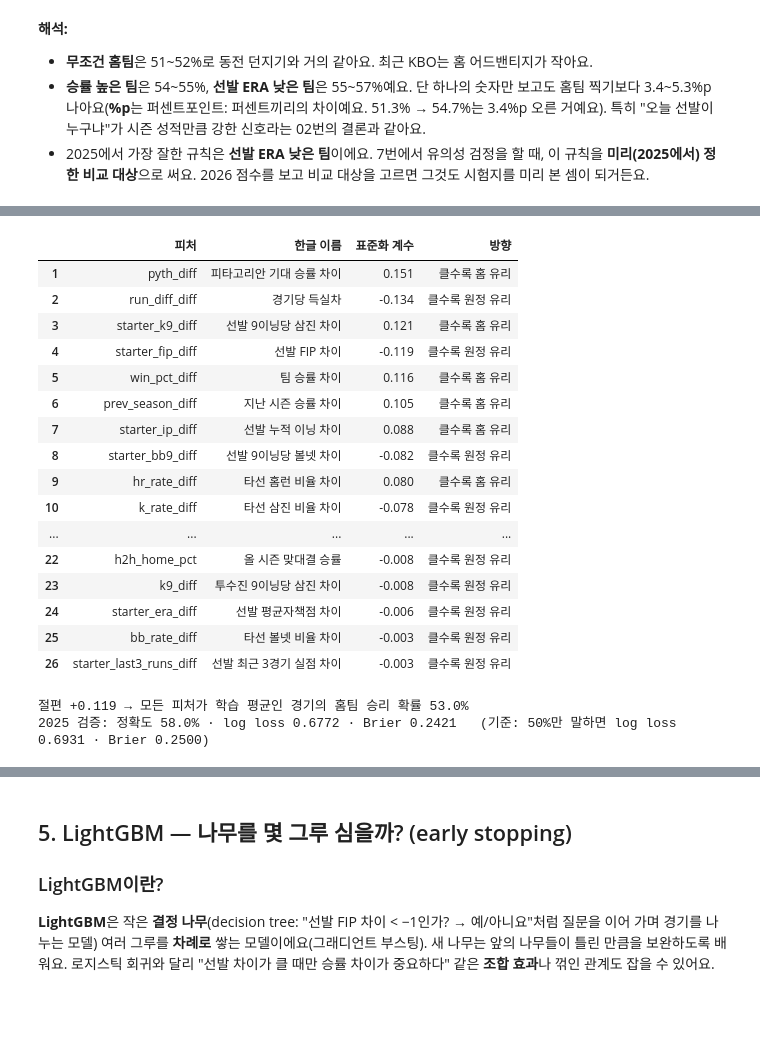
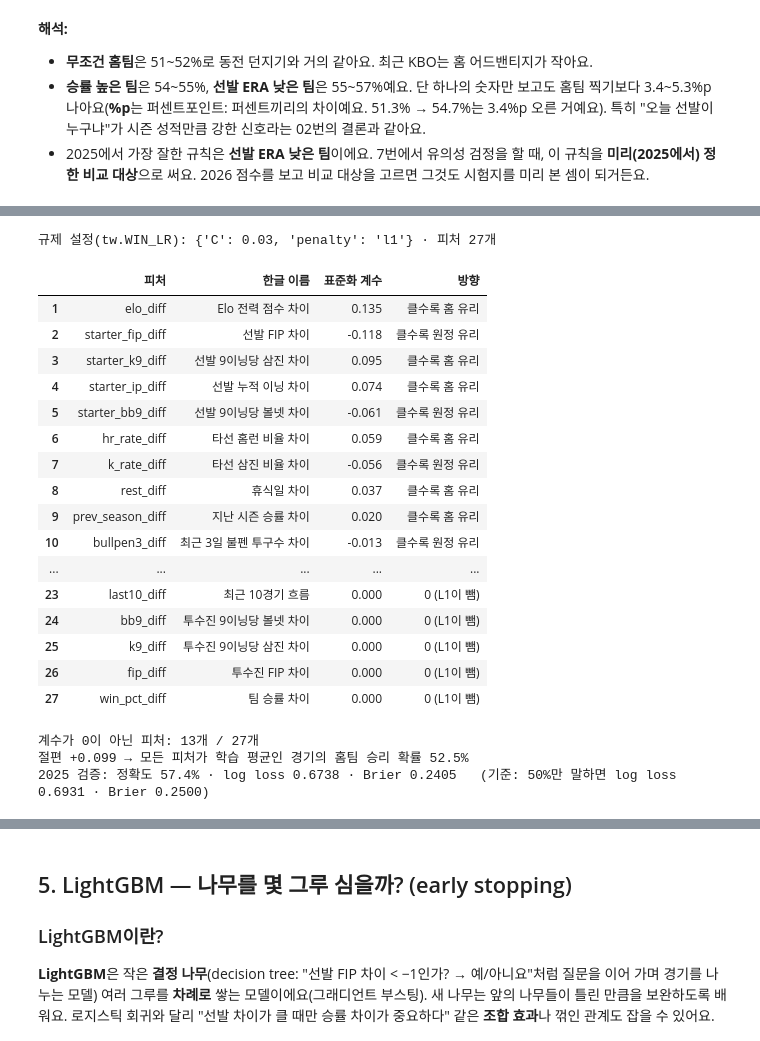
Before and after one commit to kimminseo2323-prog/2610_KBO_predict, a Jupyter notebook: notebooks/03_승패_예측_모델.ipynb, the cells around one changed output, grey strips where cells are left out. Cells and saved outputs as stored; diff of their text form; code cells hidden in the pictures; blank space fills up the shorter version.

```diff
--- a/notebooks/03_승패_예측_모델.ipynb
+++ b/notebooks/03_승패_예측_모델.ipynb
@@ -223,38 +243,43 @@ print(f"2025(검증)에서 가장 잘한 규칙: {BASELINE_NAMES[best_val_rule]}
 # %%
-lr_raw = tw.fit_model(train, kind="lr", version="notebook", seasons=TRAIN_SEASONS)   # 캘리브레이션 전 로지스틱 회귀
+lr_raw = tw.fit_model(train, kind="lr", version="notebook", seasons=TRAIN_SEASONS)   # 캘리브레이션 전 로지스틱 회귀 (기본 = v0.3 설정)
 clf = lr_raw["model"].named_steps["clf"]                                             # Pipeline의 마지막 단계(LogisticRegression)
+print(f"규제 설정(tw.WIN_LR): {lr_raw['lr_params']} · 피처 {len(lr_raw['features'])}개")
 
-coef_tbl = pd.DataFrame({"피처": features.FEATURE_NAMES,
-                         "한글 이름": [features.FACTOR_LABELS[n] for n in features.FEATURE_NAMES],
+coef_tbl = pd.DataFrame({"피처": lr_raw["features"],                                 # 26개 + elo_diff
+                         "한글 이름": [features.FACTOR_LABELS[n] for n in lr_raw["features"]],
                          "표준화 계수": clf.coef_[0]})
-coef_tbl["방향"] = np.where(coef_tbl["표준화 계수"] > 0, "클수록 홈 유리", "클수록 원정 유리")
+coef_tbl["방향"] = np.select([coef_tbl["표준화 계수"] > 0, coef_tbl["표준화 계수"] < 0],
+                           ["클수록 홈 유리", "클수록 원정 유리"], "0 (L1이 뺌)")
 coef_tbl = coef_tbl.loc[coef_tbl["표준화 계수"].abs().sort_values(ascending=False).index]
 coef_tbl.index = range(1, len(coef_tbl) + 1)
 display(coef_tbl.round(3))
 
+print(f"계수가 0이 아닌 피처: {(coef_tbl['표준화 계수'] != 0).sum()}개 / {len(coef_tbl)}개")
 intercept = clf.intercept_[0]
 print(f"절편 {intercept:+.3f} → 모든 피처가 학습 평균인 경기의 홈팀 승리 확률 {1 / (1 + np.exp(-intercept)):.1%}")
 lr_val = tw.evaluate(lr_raw, val)
 print(f"2025 검증: 정확도 {lr_val['accuracy']:.1%} · log loss {lr_val['log_loss']:.4f} · Brier {lr_val['brier']:.4f}"
       f"   (기준: 50%만 말하면 log loss {np.log(2):.4f} · Brier 0.2500)")
 # %% [output]
+규제 설정(tw.WIN_LR): {'C': 0.03, 'penalty': 'l1'} · 피처 27개
 |  | 피처 | 한글 이름 | 표준화 계수 | 방향 |
-| 1 | pyth_diff | 피타고리안 기대 승률 차이 | 0.151 | 클수록 홈 유리 |
-| 2 | run_diff_diff | 경기당 득실차 | -0.134 | 클수록 원정 유리 |
-| 3 | starter_k9_diff | 선발 9이닝당 삼진 차이 | 0.121 | 클수록 홈 유리 |
-| 4 | starter_fip_diff | 선발 FIP 차이 | -0.119 | 클수록 원정 유리 |
-| 5 | win_pct_diff | 팀 승률 차이 | 0.116 | 클수록 홈 유리 |
-| 6 | prev_season_diff | 지난 시즌 승률 차이 | 0.105 | 클수록 홈 유리 |
-| 7 | starter_ip_diff | 선발 누적 이닝 차이 | 0.088 | 클수록 홈 유리 |
-| 8 | starter_bb9_diff | 선발 9이닝당 볼넷 차이 | -0.082 | 클수록 원정 유리 |
-| 9 | hr_rate_diff | 타선 홈런 비율 차이 | 0.080 | 클수록 홈 유리 |
-| 10 | k_rate_diff | 타선 삼진 비율 차이 | -0.078 | 클수록 원정 유리 |
+| 1 | elo_diff | Elo 전력 점수 차이 | 0.135 | 클수록 홈 유리 |
+| 2 | starter_fip_diff | 선발 FIP 차이 | -0.118 | 클수록 원정 유리 |
+| 3 | starter_k9_diff | 선발 9이닝당 삼진 차이 | 0.095 | 클수록 홈 유리 |
+| 4 | starter_ip_diff | 선발 누적 이닝 차이 | 0.074 | 클수록 홈 유리 |
+| 5 | starter_bb9_diff | 선발 9이닝당 볼넷 차이 | -0.061 | 클수록 원정 유리 |
+| 6 | hr_rate_diff | 타선 홈런 비율 차이 | 0.059 | 클수록 홈 유리 |
+| 7 | k_rate_diff | 타선 삼진 비율 차이 | -0.056 | 클수록 원정 유리 |
+| 8 | rest_diff | 휴식일 차이 | 0.037 | 클수록 홈 유리 |
+| 9 | prev_season_diff | 지난 시즌 승률 차이 | 0.020 | 클수록 홈 유리 |
+| 10 | bullpen3_diff | 최근 3일 불펜 투구수 차이 | -0.013 | 클수록 원정 유리 |
 | ... | ... | ... | ... | ... |
-| 22 | h2h_home_pct | 올 시즌 맞대결 승률 | -0.008 | 클수록 원정 유리 |
-| 23 | k9_diff | 투수진 9이닝당 삼진 차이 | -0.008 | 클수록 원정 유리 |
-| 24 | starter_era_diff | 선발 평균자책점 차이 | -0.006 | 클수록 원정 유리 |
-| 25 | bb_rate_diff | 타선 볼넷 비율 차이 | -0.003 | 클수록 원정 유리 |
-| 26 | starter_last3_runs_diff | 선발 최근 3경기 실점 차이 | -0.003 | 클수록 원정 유리 |
+| 23 | last10_diff | 최근 10경기 흐름 | 0.000 | 0 (L1이 뺌) |
+| 24 | bb9_diff | 투수진 9이닝당 볼넷 차이 | 0.000 | 0 (L1이 뺌) |
+| 25 | k9_diff | 투수진 9이닝당 삼진 차이 | 0.000 | 0 (L1이 뺌) |
+| 26 | fip_diff | 투수진 FIP 차이 | 0.000 | 0 (L1이 뺌) |
+| 27 | win_pct_diff | 팀 승률 차이 | 0.000 | 0 (L1이 뺌) |
-절편 +0.119 → 모든 피처가 학습 평균인 경기의 홈팀 승리 확률 53.0%
-2025 검증: 정확도 58.0% · log loss 0.6772 · Brier 0.2421   (기준: 50%만 말하면 log loss 0.6931 · Brier 0.2500)
+계수가 0이 아닌 피처: 13개 / 27개
+절편 +0.099 → 모든 피처가 학습 평균인 경기의 홈팀 승리 확률 52.5%
+2025 검증: 정확도 57.4% · log loss 0.6738 · Brier 0.2405   (기준: 50%만 말하면 log loss 0.6931 · Brier 0.2500)
 # %% [markdown]
```
Also changed, not shown: parts of 35 cells of this notebook, 7 other files.
